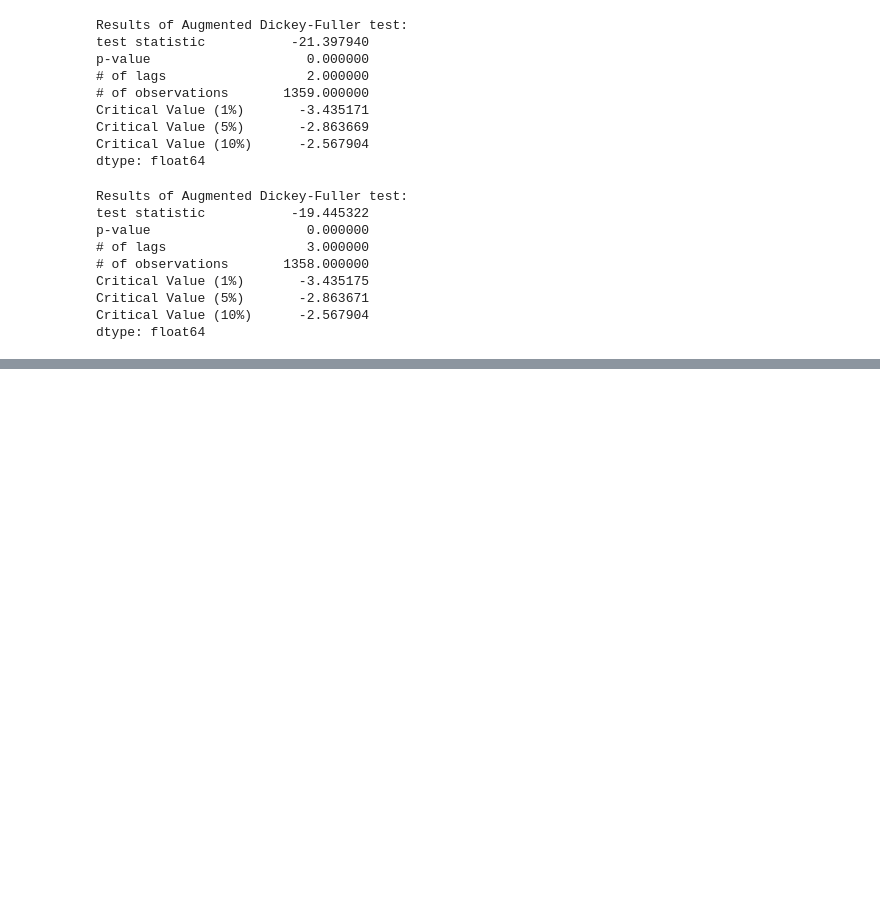
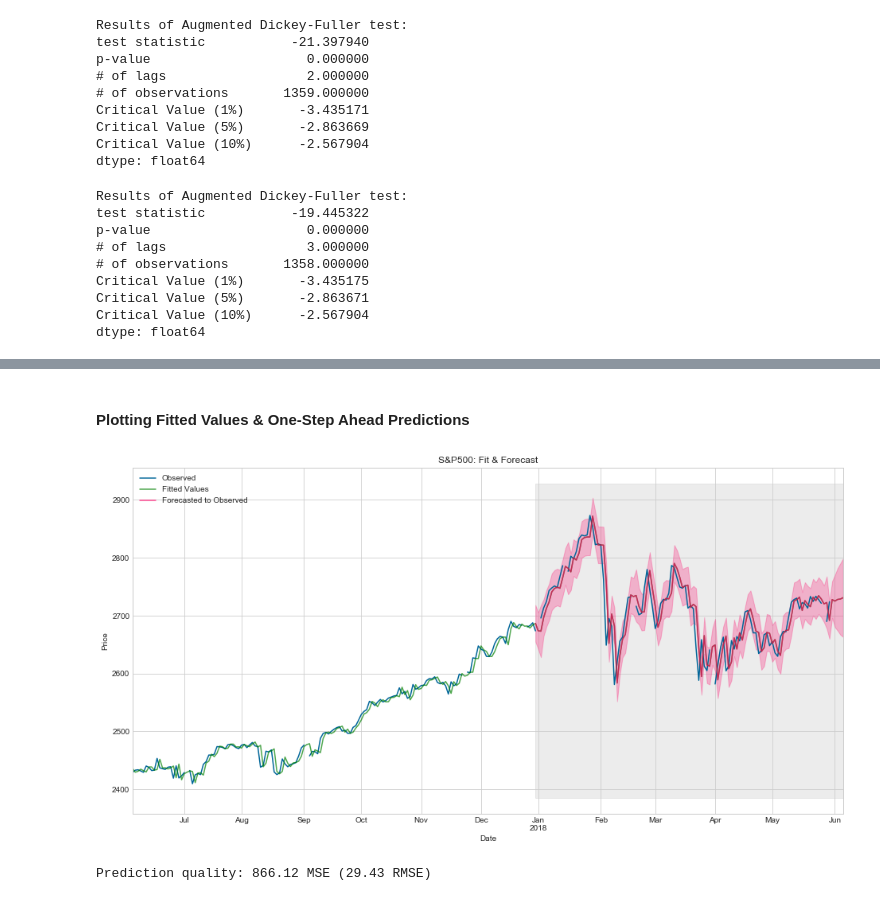
Before and after one commit to sychi77/CapstoneProject2, a Jupyter notebook: Stock_Market.ipynb, the cells around one changed output, grey strips where cells are left out. Cells and saved outputs as stored; diff of their text form; code cells hidden in the pictures; blank space fills up the shorter version.

```diff
--- a/Stock_Market.ipynb
+++ b/Stock_Market.ipynb
@@ -589,0 +513,3 @@ In addition, there are many alternatives for modeling these time series beside t
+# %%
+# Copying dataframe with business days frequency for SARIMAX modeling
+df_bfreq = df.copy().asfreq('B')
@@ -589,0 +526,47 @@ In addition, there are many alternatives for modeling these time series beside t
+# %%
+# Fit model for sarimax of S&P500 and Portfolio
+sp500_sarimax = sarimax_model('S&P500', (2,1,2), (0,1,1,4))
+portfolio_sarimax = sarimax_model('Portfolio', (0,1,0), (1,1,1,4))
+# %% [markdown]
+#### Plotting Fitted Values & One-Step Ahead Predictions
+# %%
+def plot_sarimax(data, model, start, end, title, dynamic=False):
+
+    # Set start and end date
+    start_date = pd.to_datetime(start)
+    end_date = pd.to_datetime(end)
+
+    # one-step ahead prediction and confidence bounds
+    pred = model.get_prediction(start=start_date, end=end_date,
+                              dynamic=dynamic, full_results=True)
+    pred_ci = pred.conf_int()
+
+    # plot one-step ahead prediction
+    ax = df_bfreq[data]['2017-06-06':].plot(label='Observed',figsize=(16, 8),color='#006699')
+    model.fittedvalues['2017-06-06':].plot(ax=ax, label='Fitted Values', alpha=.7, color='green')
+    pred.predicted_mean.plot(ax=ax, label='Forecasted to Observed', alpha=.7, color='#ff0066')
+
+    # draw confidence bound (gray)
+    ax.fill_between(pred_ci.index, pred_ci.iloc[:, 0], pred_ci.iloc[:, 1], color='#ff0066', alpha=.25)
+
+    # style the plot
+    ax.fill_betweenx(ax.get_ylim(), start_date, df_bfreq[data].index[-1], alpha=.15, zorder=-1, color='grey')
+    ax.set_xlabel('Date')
+    ax.set_ylabel('Price')
+    plt.legend(loc='upper left')
+    plt.title(title)
+    plt.show()
+
+    # Calculate mse and rmse for prediction
+    y_hat = pred.predicted_mean
+    y_true = df_bfreq[data][start:]
+
+    # compute the mean square error
+    mse = ((y_hat - y_true) ** 2).mean()
+    print('Prediction quality: {:.2f} MSE ({:.2f} RMSE)'.format(mse, math.sqrt(mse)))
+# %%
+# Plotting model for S&P500 with one step ahead prediction
+plot_sarimax('S&P500', sp500_sarimax, '2017-12-29', '2018-06-06', 'S&P500: Fit & Forecast')
+# %% [output]
+[figure, added]
+Prediction quality: 866.12 MSE (29.43 RMSE)
```
Also changed, not shown: parts of 79 cells of this notebook, 5 other files.
